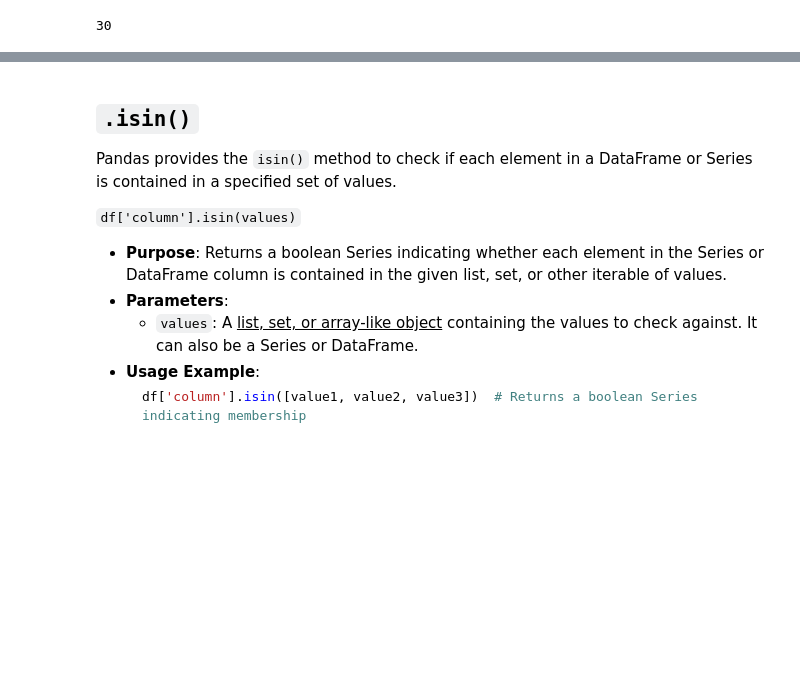
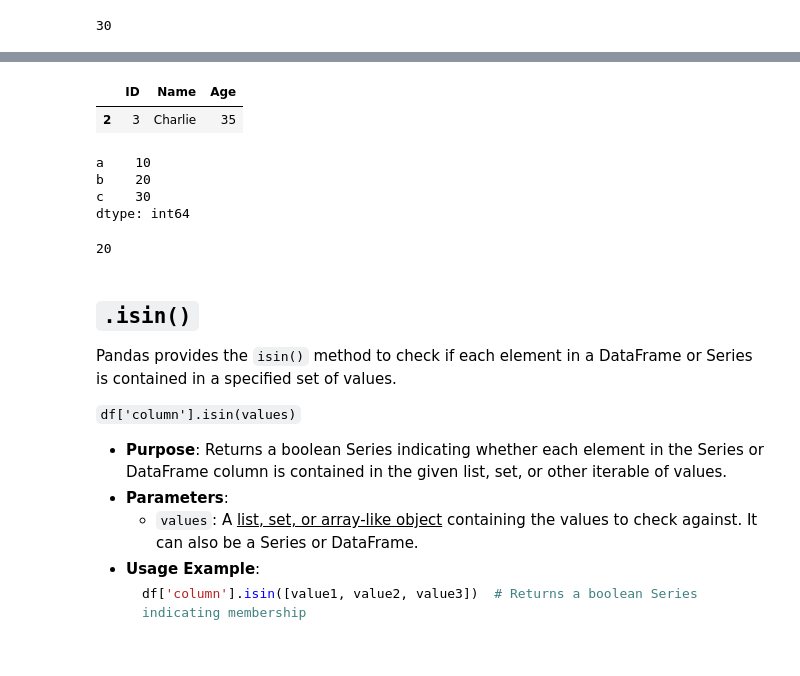
Before and after one commit to VincentG03/Data-Science-Syntax, a Jupyter notebook: pandas.ipynb, the cells around one changed output, grey strips where cells are left out. Drawn from its saved outputs; the diff is of its cells as text; code cells hidden in the pictures; blank space fills up the shorter version.

Commit message:
Added in ".get()" for dataframes and series

```diff
--- a/pandas.ipynb
+++ b/pandas.ipynb
@@ -251,3 +276,28 @@ fare_count.get(specific_value, 0)
+# %%
+# Create a DataFrame
+df = pd.DataFrame({
+    'ID': [1, 2, 3, 4, 5],
+    'Name': ['Alice', 'Bob', 'Charlie', 'David', 'Eve'],
+    'Age': [25, 30, 35, 40, 45]
+})
+
+# Find the row where the ID is 3
+df[df['ID'] == 3]
+# %% [output]
+|  | ID | Name | Age |
+| 2 | 3 | Charlie | 35 |
+# %%
+s = pd.Series([10, 20, 30], index=['a', 'b', 'c'])
+print(s)
+
+# Get the value of "b"
+s.get("b", "Value not found")
+# %% [output]
+a    10
+b    20
+c    30
+dtype: int64
+20
 # %% [markdown]
 ## `.isin()`
 
```
Also changed, not shown: parts of 1 cell of this notebook.
